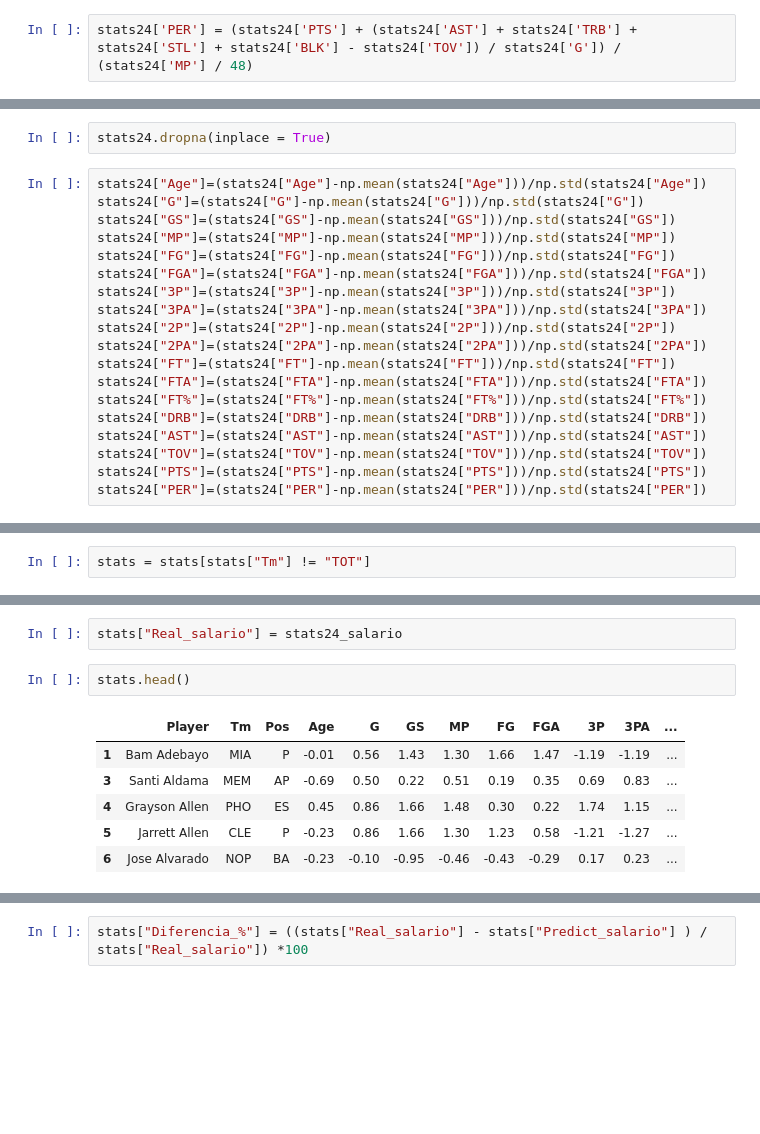
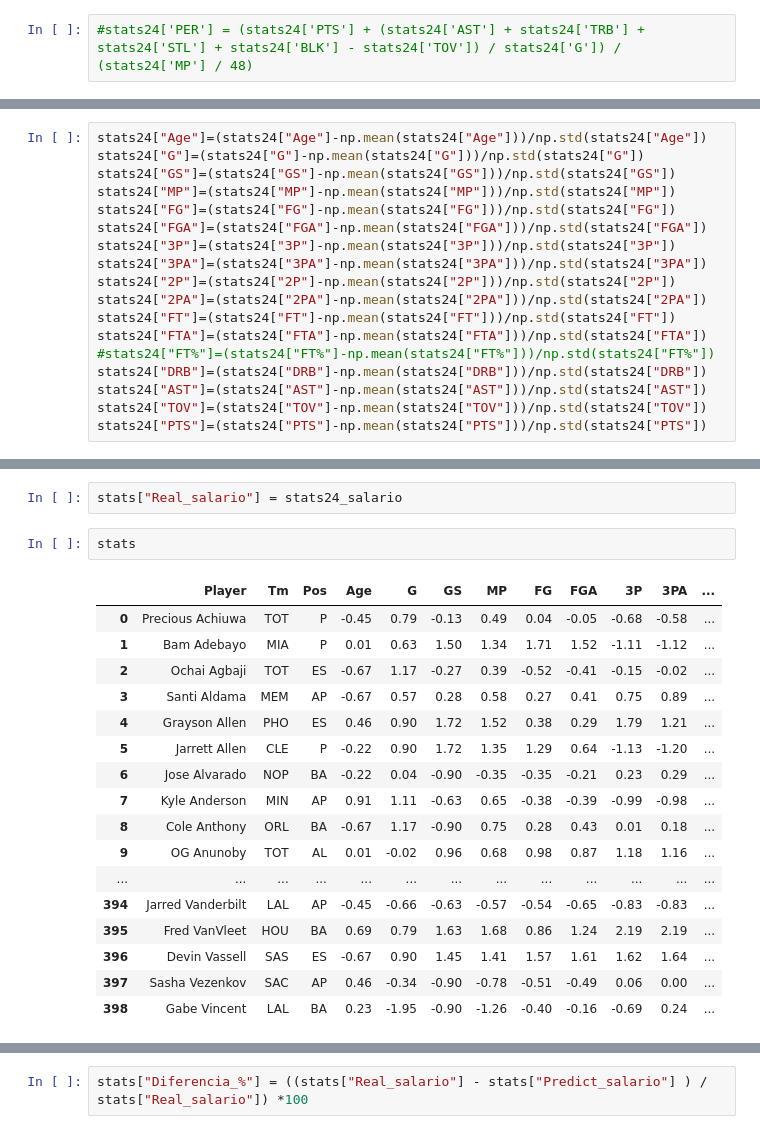
Before and after one commit to SergioPrior/NBA_model_ML, a Jupyter notebook: src/MODELO_FINAL.ipynb, the cells around one changed output, grey strips where cells are left out. Drawn from its saved outputs; the diff is of its cells as text; blank space fills up the shorter version.

```diff
--- a/src/MODELO_FINAL.ipynb
+++ b/src/MODELO_FINAL.ipynb
@@ -199,7 +199,7 @@ stats24.head()
 | 3 | Santi Aldama | AP | 23 | MEM | 52 | 26 | 1334 | 210 | 485 | 89 | 255 | ... |
 | 4 | Grayson Allen | ES | 28 | PHO | 58 | 58 | 1949 | 250 | 505 | 154 | 328 | ... |
 # %%
-stats24['PER'] = (stats24['PTS'] + (stats24['AST'] + stats24['TRB'] + stats24['STL'] + stats24['BLK'] - stats24['TOV']) / stats24['G']) / (stats24['MP'] / 48)
+#stats24['PER'] = (stats24['PTS'] + (stats24['AST'] + stats24['TRB'] + stats24['STL'] + stats24['BLK'] - stats24['TOV']) / stats24['G']) / (stats24['MP'] / 48)
 # %%
 stats24.drop(columns = ["TRB","BLK","STL"], inplace = True)
 # %%
@@ -245,8 +245,6 @@ stats24.head()
 | 4 | Grayson Allen | ES | 28 | PHO | 58 | 58 | 1949 | 4.31 | 8.71 | 2.66 | 5.66 | ... |
 # %%
 #stats24_X = stats24_number.drop(["Salario", "FG", "FGA","FT","TRB","2P","2PA","FT","FTA","TOV"], axis = 1)
-# %%
-stats24.dropna(inplace = True)
 # %%
 stats24["Age"]=(stats24["Age"]-np.mean(stats24["Age"]))/np.std(stats24["Age"])
 stats24["G"]=(stats24["G"]-np.mean(stats24["G"]))/np.std(stats24["G"])
@@ -260,9 +258,8 @@ stats24["2P"]=(stats24["2P"]-np.mean(stats24["2P"]))/np.std(stats24["2P"])
 stats24["2PA"]=(stats24["2PA"]-np.mean(stats24["2PA"]))/np.std(stats24["2PA"])
 stats24["FT"]=(stats24["FT"]-np.mean(stats24["FT"]))/np.std(stats24["FT"])
 stats24["FTA"]=(stats24["FTA"]-np.mean(stats24["FTA"]))/np.std(stats24["FTA"])
-stats24["FT%"]=(stats24["FT%"]-np.mean(stats24["FT%"]))/np.std(stats24["FT%"])
+#stats24["FT%"]=(stats24["FT%"]-np.mean(stats24["FT%"]))/np.std(stats24["FT%"])
 stats24["DRB"]=(stats24["DRB"]-np.mean(stats24["DRB"]))/np.std(stats24["DRB"])
 stats24["AST"]=(stats24["AST"]-np.mean(stats24["AST"]))/np.std(stats24["AST"])
 stats24["TOV"]=(stats24["TOV"]-np.mean(stats24["TOV"]))/np.std(stats24["TOV"])
 stats24["PTS"]=(stats24["PTS"]-np.mean(stats24["PTS"]))/np.std(stats24["PTS"])
-stats24["PER"]=(stats24["PER"]-np.mean(stats24["PER"]))/np.std(stats24["PER"])
@@ -285,5 +273,3 @@ tm_column = stats.pop('Tm')
 
 # Inserta la columna 'Tm' en la segunda posición del DataFrame
 stats.insert(1, 'Tm', tm_column)
-# %%
-stats = stats[stats["Tm"] != "TOT"]
@@ -314,14 +342,25 @@ stats["Predict_salario"] = pd.DataFrame(y_pred)
 # %%
 stats["Real_salario"] = stats24_salario
 # %%
-stats.head()
+stats
 # %% [output]
 |  | Player | Tm | Pos | Age | G | GS | MP | FG | FGA | 3P | 3PA | ... |
-| 1 | Bam Adebayo | MIA | P | -0.01 | 0.56 | 1.43 | 1.30 | 1.66 | 1.47 | -1.19 | -1.19 | ... |
-| 3 | Santi Aldama | MEM | AP | -0.69 | 0.50 | 0.22 | 0.51 | 0.19 | 0.35 | 0.69 | 0.83 | ... |
-| 4 | Grayson Allen | PHO | ES | 0.45 | 0.86 | 1.66 | 1.48 | 0.30 | 0.22 | 1.74 | 1.15 | ... |
-| 5 | Jarrett Allen | CLE | P | -0.23 | 0.86 | 1.66 | 1.30 | 1.23 | 0.58 | -1.21 | -1.27 | ... |
-| 6 | Jose Alvarado | NOP | BA | -0.23 | -0.10 | -0.95 | -0.46 | -0.43 | -0.29 | 0.17 | 0.23 | ... |
+| 0 | Precious Achiuwa | TOT | P | -0.45 | 0.79 | -0.13 | 0.49 | 0.04 | -0.05 | -0.68 | -0.58 | ... |
+| 1 | Bam Adebayo | MIA | P | 0.01 | 0.63 | 1.50 | 1.34 | 1.71 | 1.52 | -1.11 | -1.12 | ... |
+| 2 | Ochai Agbaji | TOT | ES | -0.67 | 1.17 | -0.27 | 0.39 | -0.52 | -0.41 | -0.15 | -0.02 | ... |
+| 3 | Santi Aldama | MEM | AP | -0.67 | 0.57 | 0.28 | 0.58 | 0.27 | 0.41 | 0.75 | 0.89 | ... |
+| 4 | Grayson Allen | PHO | ES | 0.46 | 0.90 | 1.72 | 1.52 | 0.38 | 0.29 | 1.79 | 1.21 | ... |
+| 5 | Jarrett Allen | CLE | P | -0.22 | 0.90 | 1.72 | 1.35 | 1.29 | 0.64 | -1.13 | -1.20 | ... |
+| 6 | Jose Alvarado | NOP | BA | -0.22 | 0.04 | -0.90 | -0.35 | -0.35 | -0.21 | 0.23 | 0.29 | ... |
+| 7 | Kyle Anderson | MIN | AP | 0.91 | 1.11 | -0.63 | 0.65 | -0.38 | -0.39 | -0.99 | -0.98 | ... |
+| 8 | Cole Anthony | ORL | BA | -0.67 | 1.17 | -0.90 | 0.75 | 0.28 | 0.43 | 0.01 | 0.18 | ... |
+| 9 | OG Anunoby | TOT | AL | 0.01 | -0.02 | 0.96 | 0.68 | 0.98 | 0.87 | 1.18 | 1.16 | ... |
+| ... | ... | ... | ... | ... | ... | ... | ... | ... | ... | ... | ... | ... |
+| 394 | Jarred Vanderbilt | LAL | AP | -0.45 | -0.66 | -0.63 | -0.57 | -0.54 | -0.65 | -0.83 | -0.83 | ... |
+| 395 | Fred VanVleet | HOU | BA | 0.69 | 0.79 | 1.63 | 1.68 | 0.86 | 1.24 | 2.19 | 2.19 | ... |
+| 396 | Devin Vassell | SAS | ES | -0.67 | 0.90 | 1.45 | 1.41 | 1.57 | 1.61 | 1.62 | 1.64 | ... |
+| 397 | Sasha Vezenkov | SAC | AP | 0.46 | -0.34 | -0.90 | -0.78 | -0.51 | -0.49 | 0.06 | 0.00 | ... |
+| 398 | Gabe Vincent | LAL | BA | 0.23 | -1.95 | -0.90 | -1.26 | -0.40 | -0.16 | -0.69 | 0.24 | ... |
 # %%
 dupli_stats = stats.copy()
 
```
Also changed, not shown: parts of 17 cells of this notebook, 2 other files.
